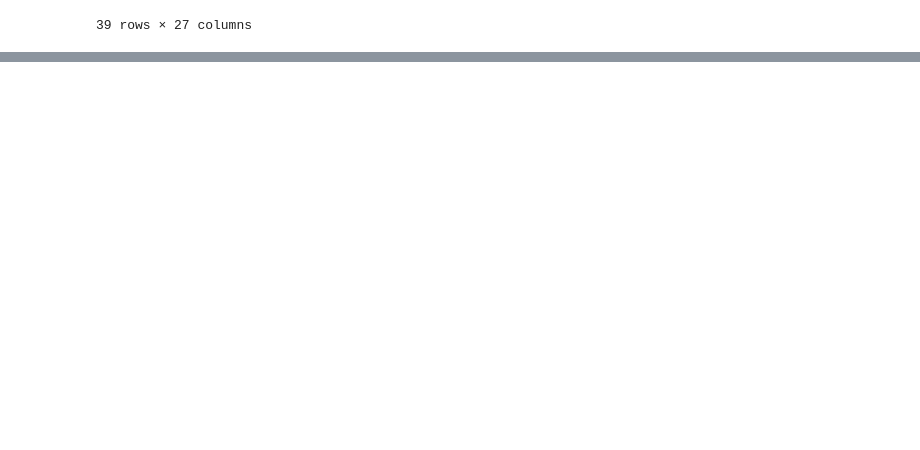
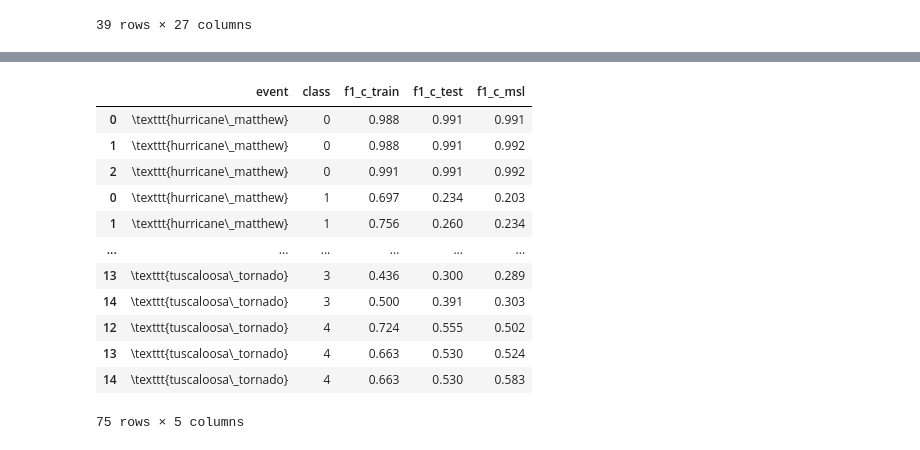
Before and after one commit to SNURTEL/building-damage-assessment, a Jupyter notebook: notebooks/results_split.ipynb, the cells around one changed output, grey strips where cells are left out. Drawn from its saved outputs; the diff is of its cells as text; code cells hidden in the pictures; blank space fills up the shorter version.

```diff
--- a/notebooks/results_split.ipynb
+++ b/notebooks/results_split.ipynb
@@ -234,0 +422,26 @@ for i in range(1, 5):
+# %%
+res_final = []
+for i in range(len(_res)):
+    res_final.append( _res[i][["event", f"f1_{i}_train", f"f1_{i}_test", f"f1_{i}_msl"]])
+    res_final[i].insert(1, "class", str(i))
+    res_final[i].columns = ["event", "class", "f1_c_train", "f1_c_test", "f1_c_msl"]
+
+res_final = pd.concat(res_final, axis=0)
+
+res_final['event'] = res_final['event'].apply(lambda v: f"\\texttt{{{v}}}".replace('_', '\\_'))
+res_final = res_final.sort_values(by=["event", "class"])
+res_final
+# %% [output]
+|  | event | class | f1_c_train | f1_c_test | f1_c_msl |
+| 0 | \texttt{hurricane\_matthew} | 0 | 0.988 | 0.991 | 0.991 |
+| 1 | \texttt{hurricane\_matthew} | 0 | 0.988 | 0.991 | 0.992 |
+| 2 | \texttt{hurricane\_matthew} | 0 | 0.991 | 0.991 | 0.992 |
+| 0 | \texttt{hurricane\_matthew} | 1 | 0.697 | 0.234 | 0.203 |
+| 1 | \texttt{hurricane\_matthew} | 1 | 0.756 | 0.260 | 0.234 |
+| ... | ... | ... | ... | ... | ... |
+| 13 | \texttt{tuscaloosa\_tornado} | 3 | 0.436 | 0.300 | 0.289 |
+| 14 | \texttt{tuscaloosa\_tornado} | 3 | 0.500 | 0.391 | 0.303 |
+| 12 | \texttt{tuscaloosa\_tornado} | 4 | 0.724 | 0.555 | 0.502 |
+| 13 | \texttt{tuscaloosa\_tornado} | 4 | 0.663 | 0.530 | 0.524 |
+| 14 | \texttt{tuscaloosa\_tornado} | 4 | 0.663 | 0.530 | 0.583 |
+75 rows × 5 columns
```
Also changed, not shown: parts of 9 cells of this notebook, 34 other files.
